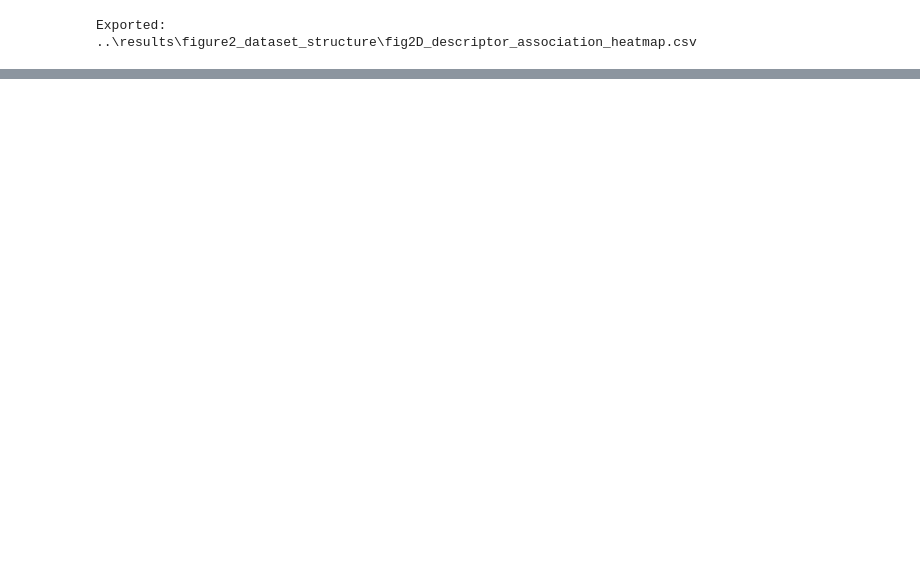
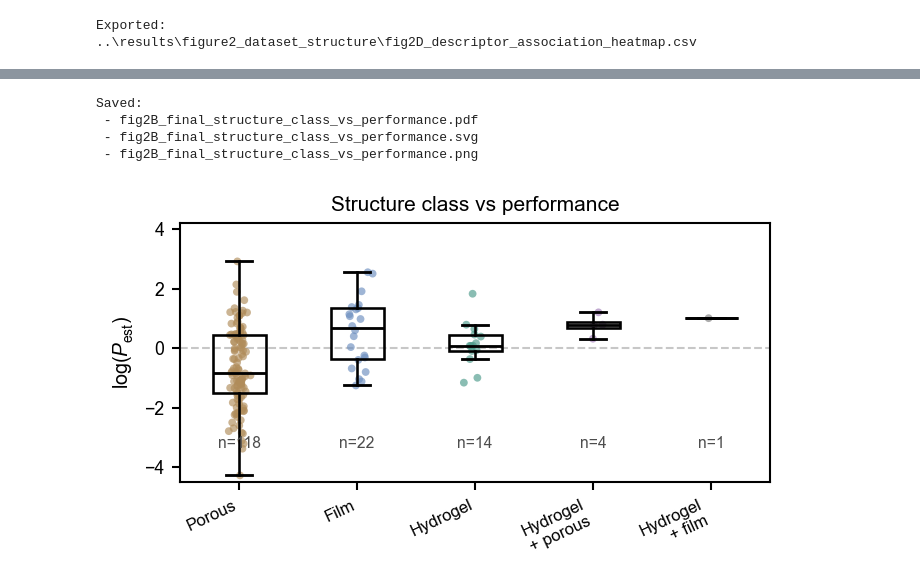
Before and after one commit to wenluanzhang/hydrovoltaic-ml, a Jupyter notebook: notebooks/13_figure2_dataset_structure.ipynb, the cells around one changed output, grey strips where cells are left out. Saved outputs shown, nothing was run; the diff lists cells and outputs as text; code cells hidden in the pictures; blank space fills up the shorter version.

```diff
--- a/notebooks/13_figure2_dataset_structure.ipynb
+++ b/notebooks/13_figure2_dataset_structure.ipynb
@@ -496,0 +883,53 @@ Exported:
+# %%
+# =========================
+# Final Fig. 2B
+# Structure class vs performance
+# =========================
+
+set_final_style()
+
+fig, ax = plt.subplots(figsize=(4.65, 2.65))
+
+structure_order = [
+    "porous",
+    "film",
+    "hydrogel",
+    "hydrogel + porous",
+    "hydrogel + film",
+]
+
+structure_labels = {
+    "porous": "Porous",
+    "film": "Film",
+    "hydrogel": "Hydrogel",
+    "hydrogel + porous": "Hydrogel\n+ porous",
+    "hydrogel + film": "Hydrogel\n+ film",
+}
+
+plot_hollow_box_colored_scatter(
+    ax=ax,
+    df=fig2B,
+    group_col="structure_class",
+    value_col="log_P_est",
+    order=structure_order,
+    label_map=structure_labels,
+    color_map=STRUCTURE_COLORS,
+    title="Structure class vs performance",
+    ylabel=r"$\log(P_{\mathrm{est}})$",
+    ylim=(-4.5, 4.2),
+    rotate=25,
+    show_n=True,
+    seed=42,
+)
+
+plt.tight_layout()
+
+save_final_panel(fig, "fig2B_final_structure_class_vs_performance")
+
+plt.show()
+# %% [output]
+Saved:
+ - fig2B_final_structure_class_vs_performance.pdf
+ - fig2B_final_structure_class_vs_performance.svg
+ - fig2B_final_structure_class_vs_performance.png
+[figure, added]
```
Also changed, not shown: parts of 11 cells of this notebook, 2 other files.
